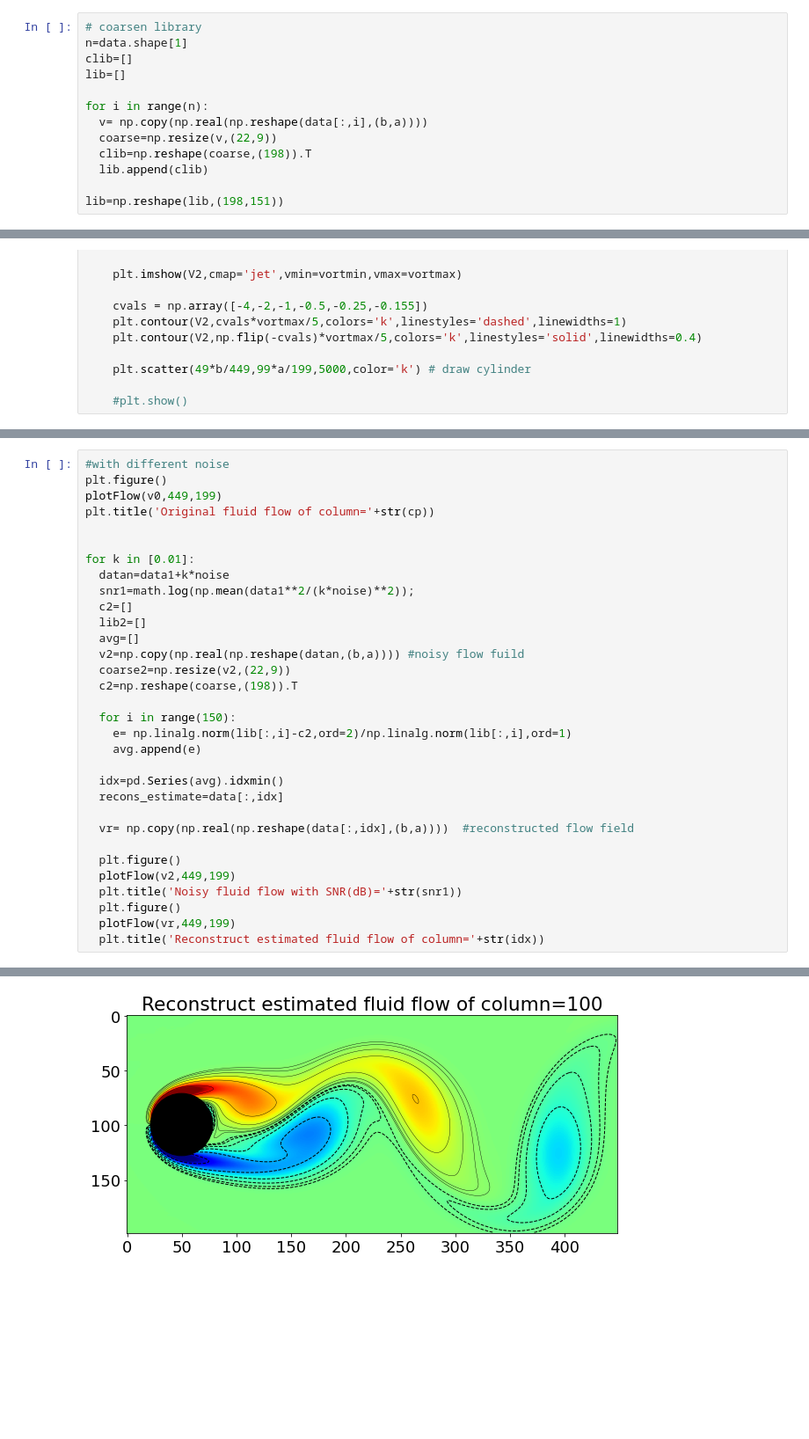
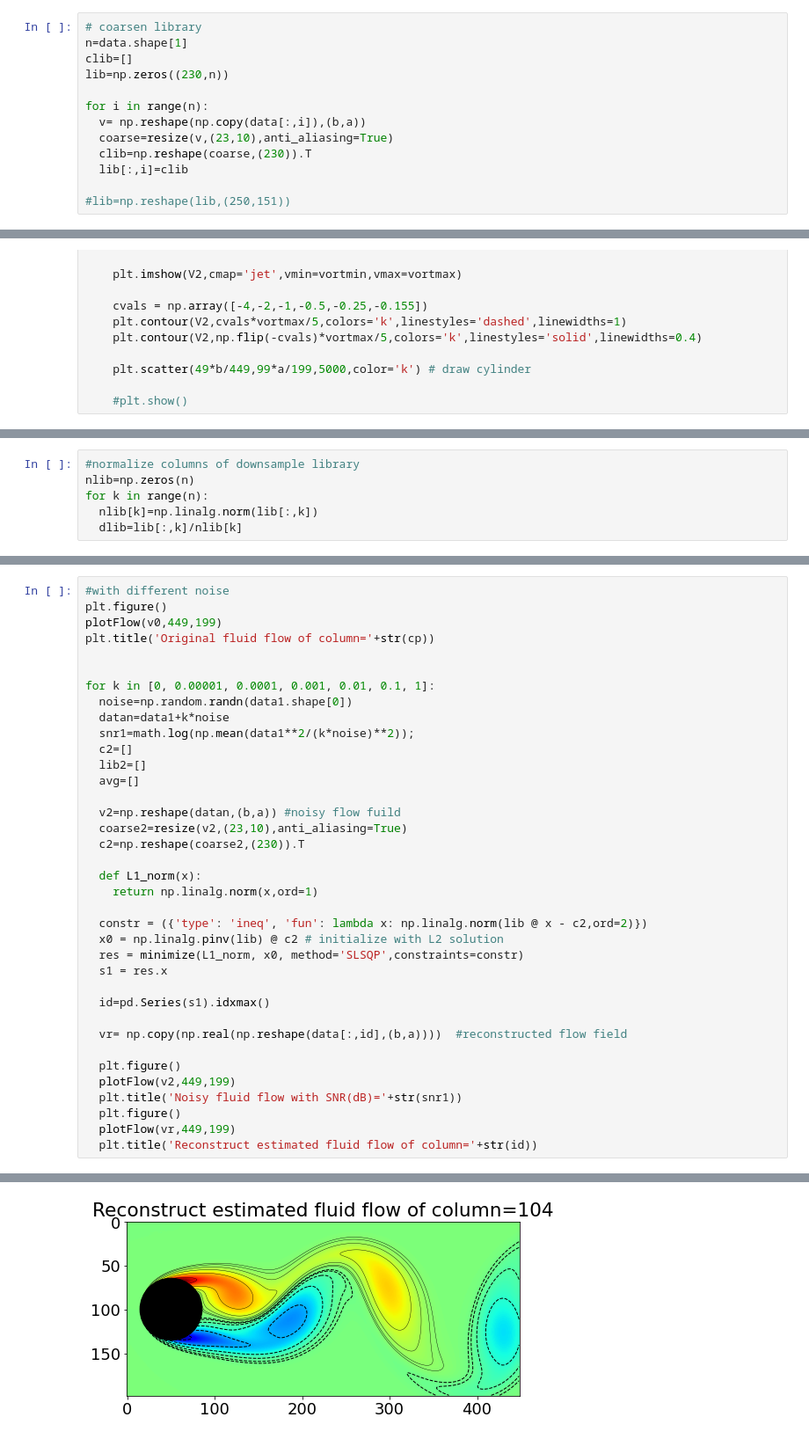
Before and after one commit to Israt-Tasnim/Math-6397, a Jupyter notebook: Homework/3.6.ipynb, the cells around one changed output, grey strips where cells are left out. Shown at 88% size. Cells and saved outputs as stored; diff of their text form; blank space fills up the shorter version.

```diff
--- a/Homework/3.6.ipynb
+++ b/Homework/3.6.ipynb
@@ -23,15 +25,15 @@ b = 449 #height
 # coarsen library
 n=data.shape[1]
 clib=[]
-lib=[]
+lib=np.zeros((230,n))
 
 for i in range(n):
-  v= np.copy(np.real(np.reshape(data[:,i],(b,a))))
-  coarse=np.resize(v,(22,9))
-  clib=np.reshape(coarse,(198)).T
-  lib.append(clib)
+  v= np.reshape(np.copy(data[:,i]),(b,a))
+  coarse=resize(v,(23,10),anti_aliasing=True)
+  clib=np.reshape(coarse,(230)).T
+  lib[:,i]=clib
 
-lib=np.reshape(lib,(198,151))
+#lib=np.reshape(lib,(250,151))
 # %%
 def plotFlow(X,b,a):
     ## Plot Mode 2
@@ -96 +112,7 @@ FileNotFoundError: ignored
+# %%
+#normalize columns of downsample library
+nlib=np.zeros(n)
+for k in range(n):
+  nlib[k]=np.linalg.norm(lib[:,k])
+  dlib=lib[:,k]/nlib[k]
 # %%
@@ -146,29 +172,34 @@ plotFlow(v0,449,199)
 plt.title('Original fluid flow of column='+str(cp))
 
 
-for k in [0.01]:
+for k in [0, 0.00001, 0.0001, 0.001, 0.01, 0.1, 1]:
+  noise=np.random.randn(data1.shape[0])
   datan=data1+k*noise
   snr1=math.log(np.mean(data1**2/(k*noise)**2));
   c2=[]
   lib2=[]
   avg=[]
-  v2=np.copy(np.real(np.reshape(datan,(b,a)))) #noisy flow fuild
-  coarse2=np.resize(v2,(22,9))
-  c2=np.reshape(coarse,(198)).T
 
-  for i in range(150):
-    e= np.linalg.norm(lib[:,i]-c2,ord=2)/np.linalg.norm(lib[:,i],ord=1)
-    avg.append(e)
+  v2=np.reshape(datan,(b,a)) #noisy flow fuild
+  coarse2=resize(v2,(23,10),anti_aliasing=True)
+  c2=np.reshape(coarse2,(230)).T
 
-  idx=pd.Series(avg).idxmin()
-  recons_estimate=data[:,idx]
+  def L1_norm(x):
+    return np.linalg.norm(x,ord=1)
 
-  vr= np.copy(np.real(np.reshape(data[:,idx],(b,a))))  #reconstructed flow field
+  constr = ({'type': 'ineq', 'fun': lambda x: np.linalg.norm(lib @ x - c2,ord=2)})
+  x0 = np.linalg.pinv(lib) @ c2 # initialize with L2 solution
+  res = minimize(L1_norm, x0, method='SLSQP',constraints=constr)
+  s1 = res.x
+
+  id=pd.Series(s1).idxmax()
+
+  vr= np.copy(np.real(np.reshape(data[:,id],(b,a))))  #reconstructed flow field
 
   plt.figure()
   plotFlow(v2,449,199)
   plt.title('Noisy fluid flow with SNR(dB)='+str(snr1))
   plt.figure()
   plotFlow(vr,449,199)
-  plt.title('Reconstruct estimated fluid flow of column='+str(idx))
+  plt.title('Reconstruct estimated fluid flow of column='+str(id))
 # %% [output]
@@ -177 +208 @@ for k in [0.01]:
-[figure, old version]
+[figure, new version]
```
Also changed, not shown: parts of 14 cells of this notebook.
